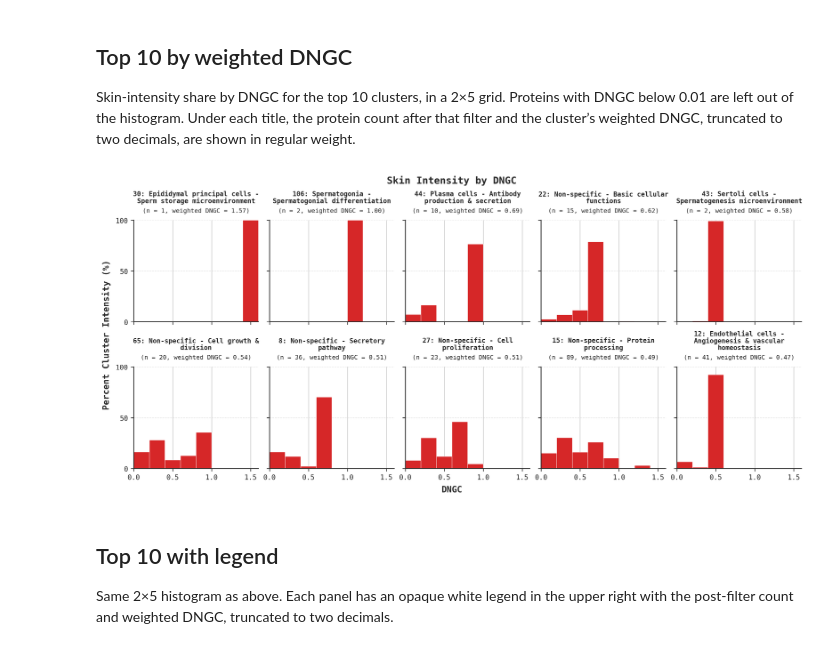
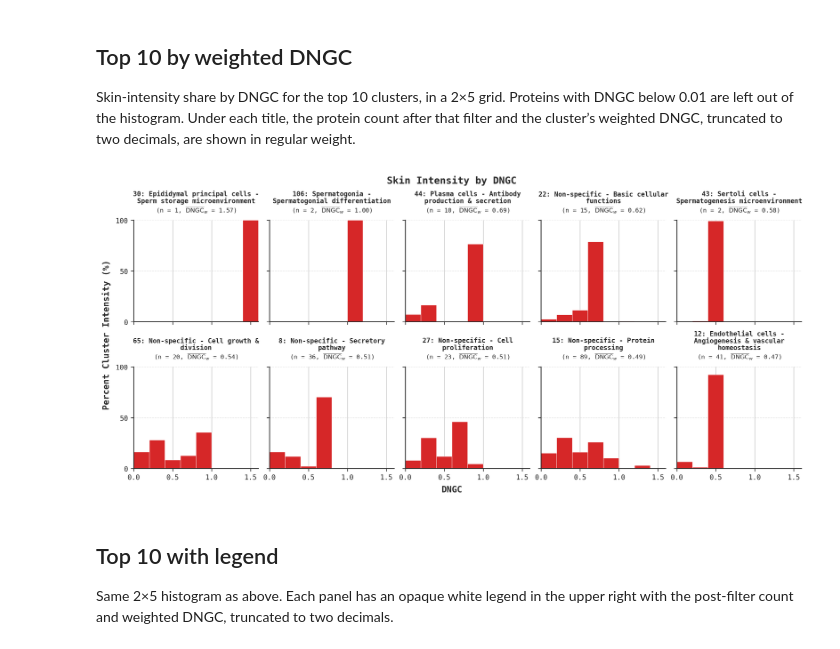
Before and after one commit to KYinXu/Peptide-Anti-microbial-Properties-Prediction, a Jupyter notebook: notebooks/skin_clusters/final_presentation_figures.ipynb, the cells around one changed output. Cells and saved outputs as stored; diff of their text form; code cells hidden in the pictures.

```diff
--- a/notebooks/skin_clusters/final_presentation_figures.ipynb
+++ b/notebooks/skin_clusters/final_presentation_figures.ipynb
@@ -541,7 +541,7 @@ def truncated_decimals(value: float, places: int = 2) -> str:
 
 def panel_stats(count: int, weighted_dngc: float) -> str:
     score = truncated_decimals(weighted_dngc)
-    return f"(n = {count}, weighted DNGC = {score})"
+    return f"(n = {count}, $\\overline{{\\mathrm{{DNGC}}}}_w$ = {score})"
 
 
 def plot_top_dngc_histograms(
@@ -615,34 +615,34 @@ def plot_top_dngc_histograms(
             fontweight="normal",
             annotation_clip=False,
         )
 
     # Restrict y-axis back to exactly [0, 100]
     ax_list[0].set_ylim(0.0, 100.0)
     ax_list[0].set_yticks([0, 50, 100])
 
     # X-axis ticks
     ax_list[0].set_xlim(float(bins[0]), float(bins[-1]))
     histogram_end = float(bins[-1])
     histogram_ticks = 0.5 * np.arange(int(np.floor(histogram_end / 0.5 + 1e-9)) + 1)
     ax_list[0].set_xticks(histogram_ticks)
 
     for ax in ax_list[len(names):]:
         ax.set_visible(False)
 
     fig.suptitle("Skin Intensity by DNGC", fontsize=12, fontweight="bold")
     fig.supxlabel("DNGC", fontsize=10.5, fontweight="bold")
     fig.supylabel("Percent Cluster Intensity (%)", fontsize=10.5, fontweight="bold")
     plt.show()
 
 
 # Execution
 top_names = weighted_cluster_sizes[CLUSTER_COL].head(N_ROWS * N_COLS).tolist()
 top_groups = prepare_cluster_data(profiles, top_names)
 score_by_name = weighted_cluster_sizes.set_index(CLUSTER_COL)["weighted_dngc"]
 top_scores = [float(score_by_name.get(name, np.nan)) for name in top_names]
 plot_top_dngc_histograms(top_names, top_groups, top_scores)
 # %% [output]
-[figure, old version]
+[figure, new version]
 # %% [markdown]
 ## Top 10 with legend
 
```
Also changed, not shown: parts of 4 cells of this notebook, 2 other files.
